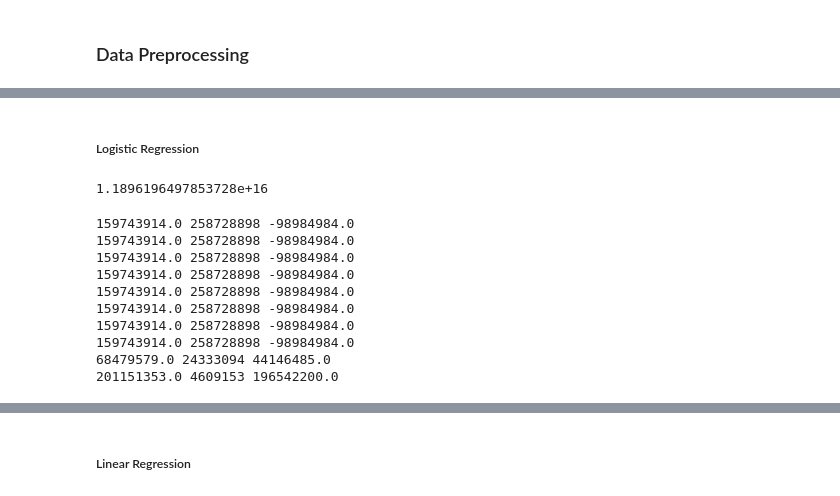
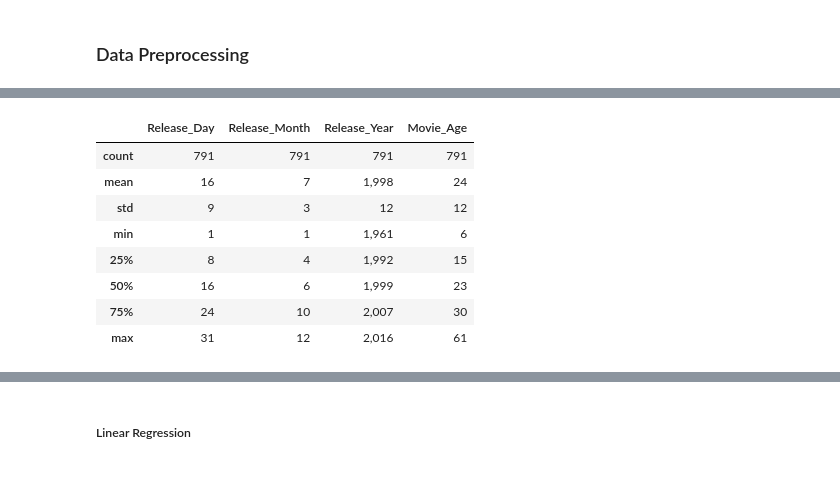
Before and after one commit to yosefahab/Movie-Prediction-Classification, a Jupyter notebook: prediction.ipynb, the cells around one changed output, grey strips where cells are left out. Cells and saved outputs as stored; diff of their text form; code cells hidden in the pictures.

```diff
--- a/prediction.ipynb
+++ b/prediction.ipynb
@@ -367,21 +344,0 @@ y_test = test_data.Revenue
-# %% [markdown]
-##### Logistic Regression
-# %%
-y_predict = logistic_pipeline.predict(test_data)
-metrics.mean_squared_error(y_test, y_predict)
-# %% [output]
-1.1896196497853728e+16
-# %%
-for i, j in zip(y_predict, y_test):
-    print(i, j, i - j)
-# %% [output]
-159743914.0 258728898 -98984984.0
-159743914.0 258728898 -98984984.0
-159743914.0 258728898 -98984984.0
-159743914.0 258728898 -98984984.0
-159743914.0 258728898 -98984984.0
-159743914.0 258728898 -98984984.0
-159743914.0 258728898 -98984984.0
-159743914.0 258728898 -98984984.0
-68479579.0 24333094 44146485.0
-201151353.0 4609153 196542200.0
@@ -387,0 +362,15 @@ for i, j in zip(y_predict, y_test):
+# %%
+x_train = original_data[feature_cols]
+y_train = original_data.Revenue
+
+x_train.describe()
+# %% [output]
+|  | Release_Day | Release_Month | Release_Year | Movie_Age |
+| count | 791 | 791 | 791 | 791 |
+| mean | 16 | 7 | 1,998 | 24 |
+| std | 9 | 3 | 12 | 12 |
+| min | 1 | 1 | 1,961 | 6 |
+| 25% | 8 | 4 | 1,992 | 15 |
+| 50% | 16 | 6 | 1,999 | 23 |
+| 75% | 24 | 10 | 2,007 | 30 |
+| max | 31 | 12 | 2,016 | 61 |
```
Also changed, not shown: parts of 69 cells of this notebook.
